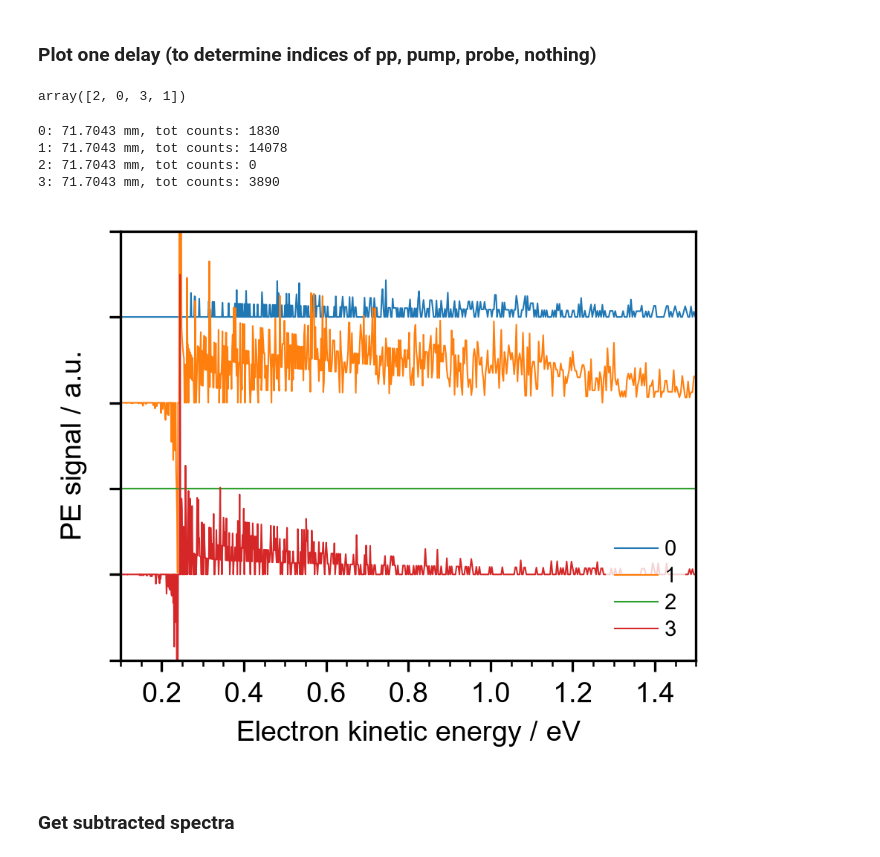
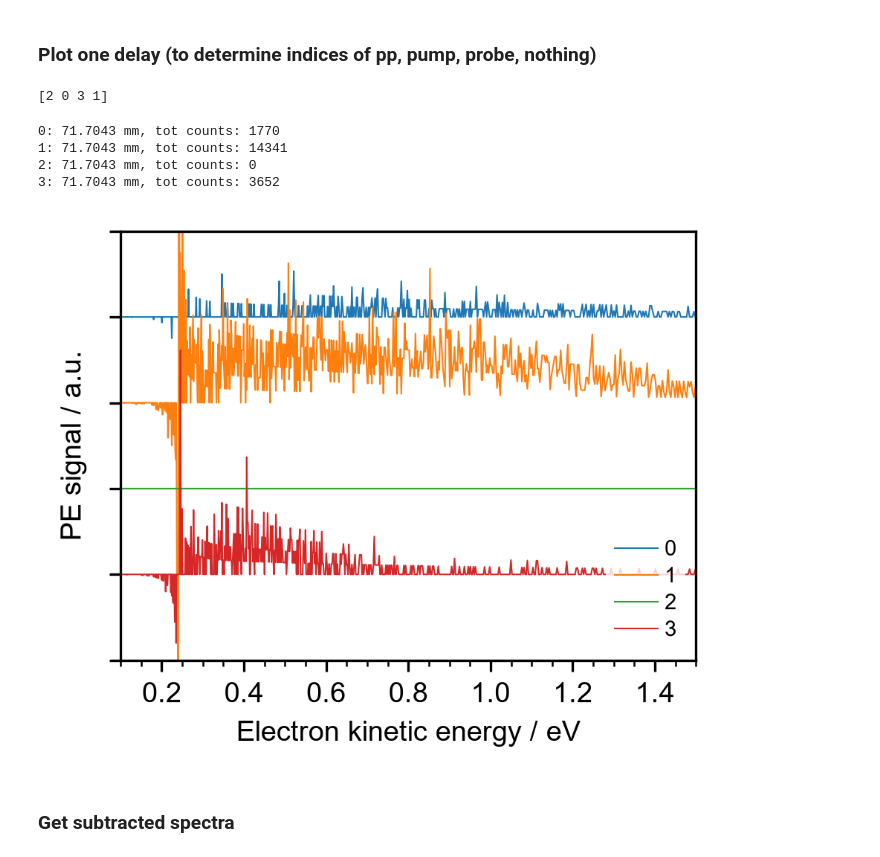
Before and after one commit to edosim/TRPESanalysis, a Jupyter notebook: TRPESanalysis.ipynb, the cells around one changed output. Cells and saved outputs as stored; diff of their text form; code cells hidden in the pictures.

```diff
--- a/TRPESanalysis.ipynb
+++ b/TRPESanalysis.ipynb
@@ -126,44 +142,48 @@ Files loaded
 # %% [markdown]
 ### Plot one delay (to determine indices of pp, pump, probe, nothing)
 # %%
-scan = scanSet[1]
+# Select one scan
+# (doesn't matter which if they have all been recorded at the same time)
+
+scan = scanSet[0]
+#Get total counts
 counts = [np.sum(scan.spectra[i::4,1]) for i in range(4)]
 
-
-np.argsort(counts)
+#Sort by number of counts
+print(np.argsort(counts))
 # %% [output]
-array([2, 0, 3, 1])
+[2 0 3 1]
 # %%
 # Select one scan
-# It doesn't matter which if they have all been recorded at the same time)
-# Otherwise one should do this for each of them
-scan = scanSet[1]
+# (doesn't matter which if they have all been recorded at the same time)
+
+scan = scanSet[0]
 # Select one delay (preferably one where the pump-probe signal is strong enough)
 # Here ind the index of the time delay
 ind= 6 #0 to (len(delays))-1
 
 
 fig,ax = plt.subplots()
 for i,spectrum in enumerate(scan.spectra[ind*4:ind*4+4]): # *4 as there are 4 spectra per delay
     print(f"{i}: {scan.delays[ind]} mm, tot counts: {np.sum(spectrum[1]):.0f}")
     ax.plot(spectrum[0],spectrum[1]-i*50, lw=.5, label=f"{i}")
 
 ax.set_xlim(0.1,1.5)
 ax.set_ylim(-200,50)
 ax.set_xlabel("Electron kinetic energy / eV")
 ax.set_ylabel("PE signal / a.u.")
 ax.set_yticklabels([])
 ax.xaxis.set_major_locator(MultipleLocator(.2))
 ax.xaxis.set_minor_locator(MultipleLocator(.05))
 
 ax.legend(frameon=True,linewidth=0)
 plt.show()
 # %% [output]
-0: 71.7043 mm, tot counts: 1830
-1: 71.7043 mm, tot counts: 14078
+0: 71.7043 mm, tot counts: 1770
+1: 71.7043 mm, tot counts: 14341
 2: 71.7043 mm, tot counts: 0
-3: 71.7043 mm, tot counts: 3890
+3: 71.7043 mm, tot counts: 3652
-[figure, old version]
+[figure, new version]
 # %% [markdown]
 ### Get subtracted spectra
 # %%
```
Also changed, not shown: parts of 36 cells of this notebook.
